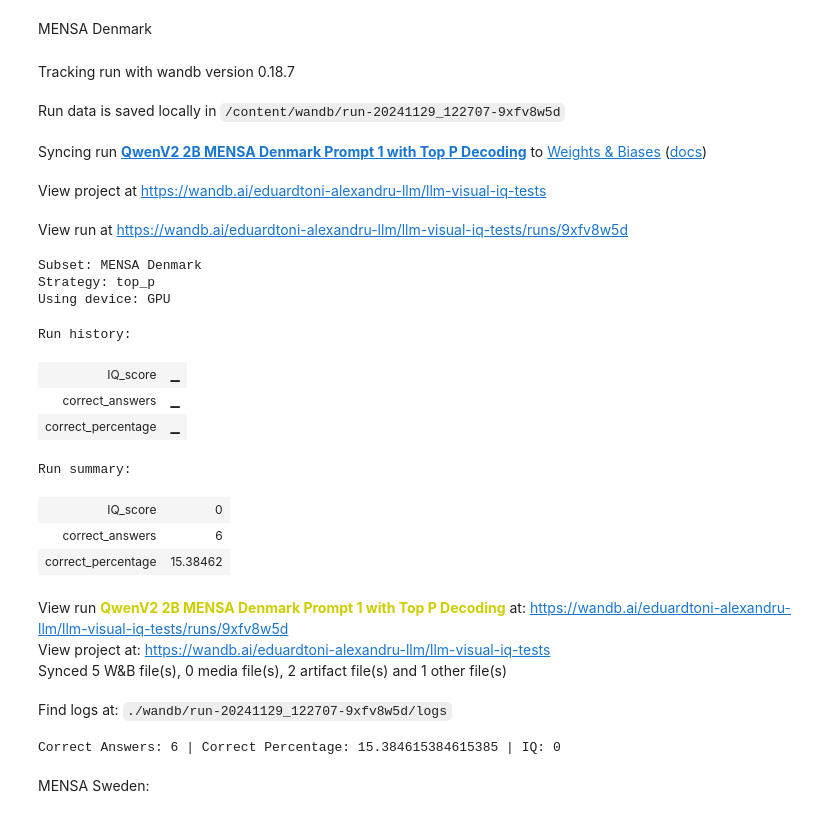
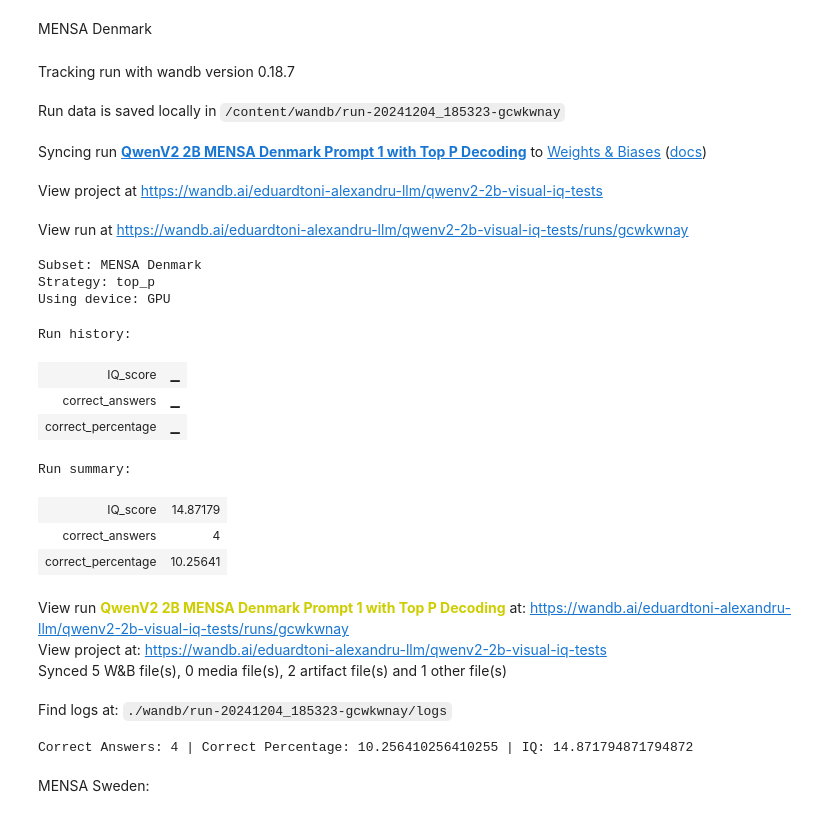
Before and after one commit to eduardalexandrut/llm-iq-test, a Jupyter notebook: LLM_visual_iq_test.ipynb, the cells around one changed output. Drawn from its saved outputs; the diff is of its cells as text; code cells hidden in the pictures.

```diff
--- a/LLM_visual_iq_test.ipynb
+++ b/LLM_visual_iq_test.ipynb
@@ -208,7 +208,7 @@ def test_split(dataset, model=None, prompt=None, processor=None, **params):
     decoding_strategy = params.get('decoding_strategy', 'greedy')
     top_p = params.get('top_p', 0.9)
     num_beams = params.get('num_beams', 2)
-    max_new_tokens = params.get('max_new_tokens', 512)
+    max_new_tokens = params.get('max_new_tokens', 1024)
     device = params.get('device', 'GPU')
 
     # Select the dataset split
@@ -1179,48 +1171,48 @@ MENSA Denmark
 
 params = {'decoding_strategy':'top_p','subset':'MENSA Denmark'}
 wandb.init(
-    project="llm-visual-iq-tests",
+    project="qwenv2-2b-visual-iq-tests",
     name="QwenV2 2B MENSA Denmark Prompt 1 with Top P Decoding",
     config={
         "model":"QwenV2 2B",
         "subset": params["subset"],
         "decoding_strategy": params["decoding_strategy"],
         "device": "cuda",
         "prompt":"prompt_1"
     },
 )
 
 
 mensa_denmark_answers = test_split(dataset, model, prompts['prompt_1'], processor, **params)
 mensa_denmark_score = get_score(mensa_denmark_answers, dataset)
 # Log to W&B
 log_answers_to_wandb(mensa_denmark_answers, mensa_denmark_score)
 
 # Finish the W&B run
 wandb.finish()
 print(f'Correct Answers: {mensa_denmark_score[0]} | Correct Percentage: {mensa_denmark_score[1]} | IQ: {mensa_denmark_score[2]}' )
 # %% [output]
 Tracking run with wandb version 0.18.7
-Run data is saved locally in /content/wandb/run-20241129_122707-9xfv8w5d
+Run data is saved locally in /content/wandb/run-20241204_185323-gcwkwnay
 Syncing run QwenV2 2B MENSA Denmark Prompt 1 with Top P Decoding to Weights & Biases (docs)
-View project at https://wandb.ai/eduardtoni-alexandru-llm/llm-visual-iq-tests
+View project at https://wandb.ai/eduardtoni-alexandru-llm/qwenv2-2b-visual-iq-tests
-View run at https://wandb.ai/eduardtoni-alexandru-llm/llm-visual-iq-tests/runs/9xfv8w5d
+View run at https://wandb.ai/eduardtoni-alexandru-llm/qwenv2-2b-visual-iq-tests/runs/gcwkwnay
 Subset: MENSA Denmark
 Strategy: top_p
 Using device: GPU
 Run history:
 | IQ_score | ▁ |
 | correct_answers | ▁ |
 | correct_percentage | ▁ |
 Run summary:
-| IQ_score | 0 |
-| correct_answers | 6 |
-| correct_percentage | 15.38462 |
+| IQ_score | 14.87179 |
+| correct_answers | 4 |
+| correct_percentage | 10.25641 |
-View run QwenV2 2B MENSA Denmark Prompt 1 with Top P Decoding at: https://wandb.ai/eduardtoni-alexandru-llm/llm-visual-iq-tests/runs/9xfv8w5d
-View project at: https://wandb.ai/eduardtoni-alexandru-llm/llm-visual-iq-tests
+View run QwenV2 2B MENSA Denmark Prompt 1 with Top P Decoding at: https://wandb.ai/eduardtoni-alexandru-llm/qwenv2-2b-visual-iq-tests/runs/gcwkwnay
+View project at: https://wandb.ai/eduardtoni-alexandru-llm/qwenv2-2b-visual-iq-tests
 Synced 5 W&B file(s), 0 media file(s), 2 artifact file(s) and 1 other file(s)
-Find logs at: ./wandb/run-20241129_122707-9xfv8w5d/logs
+Find logs at: ./wandb/run-20241204_185323-gcwkwnay/logs
-Correct Answers: 6 | Correct Percentage: 15.384615384615385 | IQ: 0
+Correct Answers: 4 | Correct Percentage: 10.256410256410255 | IQ: 14.871794871794872
 # %% [markdown]
 MENSA Sweden:
 # %%
```
Also changed, not shown: parts of 24 cells of this notebook.
